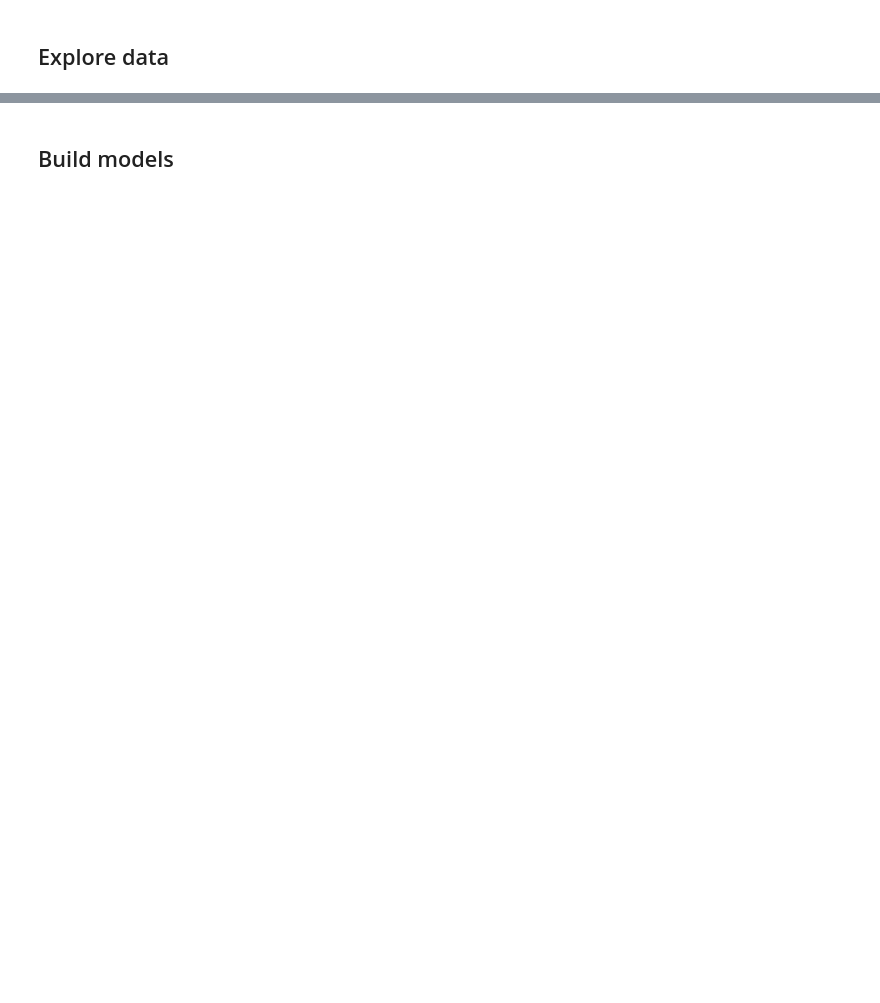
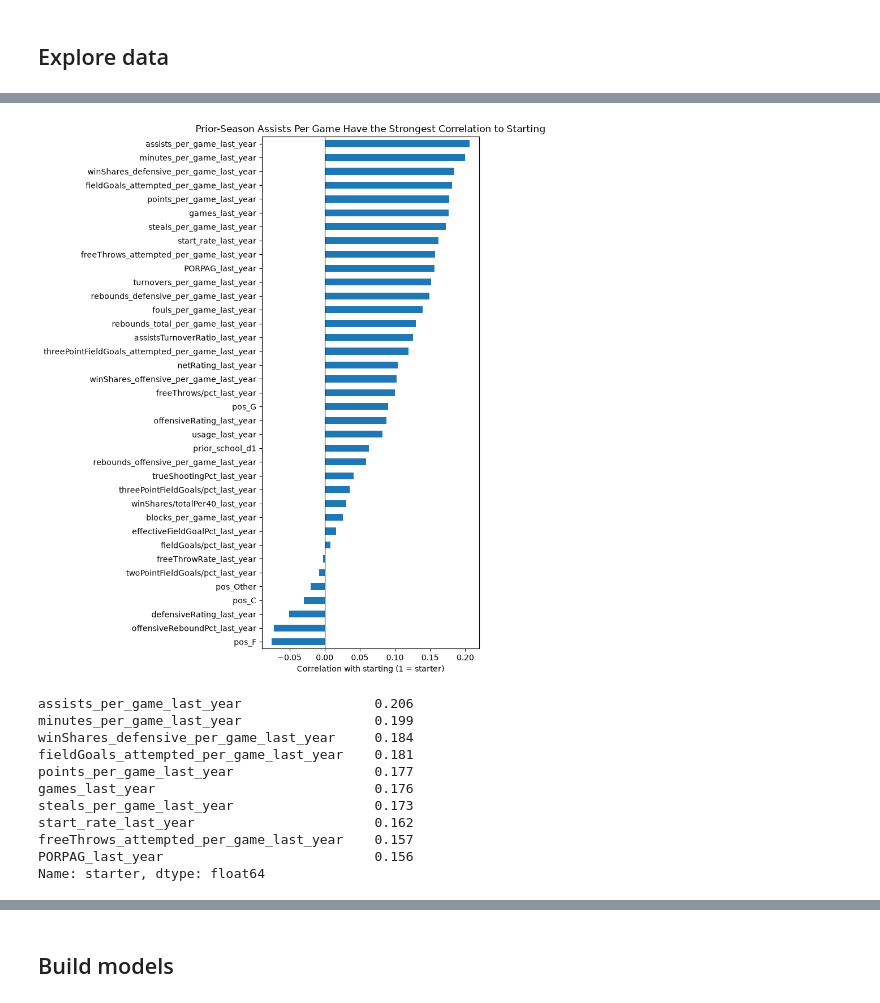
Before and after one commit to eviemcmahan/ds_3001_project_team_6, a Jupyter notebook: notebook.ipynb, the cells around one changed output, grey strips where cells are left out. Cells and saved outputs as stored; diff of their text form; code cells hidden in the pictures; blank space fills up the shorter version.

```diff
--- a/notebook.ipynb
+++ b/notebook.ipynb
@@ -938,0 +962,25 @@ No player started more games than he played and there are no duplicate athlete-s
+# %%
+target_corr = transfers_d1[candidate_features + ["starter"]].corr()["starter"].drop("starter").sort_values() # Correlation with starter
+
+plt.figure(figsize=(8, 10))
+target_corr.plot.barh() # Horizontal bar plot
+plt.axvline(0, color="black", linewidth=0.8)
+plt.xlabel("Correlation with starting (1 = starter)")
+plt.title("Prior-Season Assists Per Game Have the Strongest Correlation to Starting")
+plt.tight_layout()
+plt.show()
+
+print(target_corr.sort_values(key=abs, ascending=False).head(10).round(3))
+# %% [output]
+[figure, added]
+assists_per_game_last_year                 0.206
+minutes_per_game_last_year                 0.199
+winShares_defensive_per_game_last_year     0.184
+fieldGoals_attempted_per_game_last_year    0.181
+points_per_game_last_year                  0.177
+games_last_year                            0.176
+steals_per_game_last_year                  0.173
+start_rate_last_year                       0.162
+freeThrows_attempted_per_game_last_year    0.157
+PORPAG_last_year                           0.156
+Name: starter, dtype: float64
```
Also changed, not shown: parts of 74 cells of this notebook.
